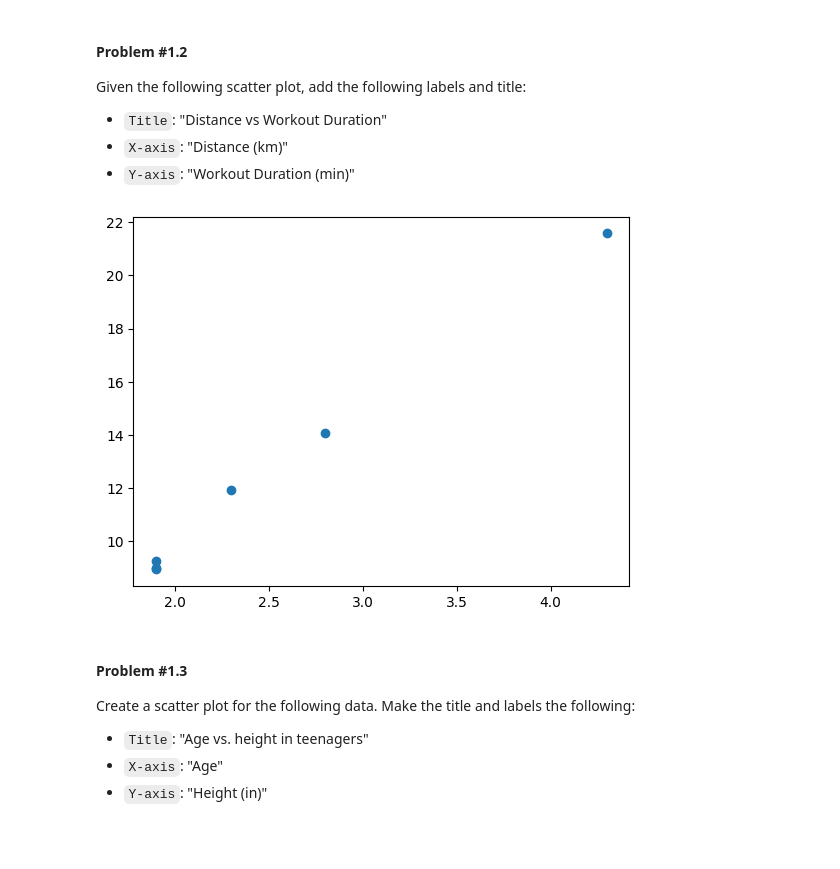
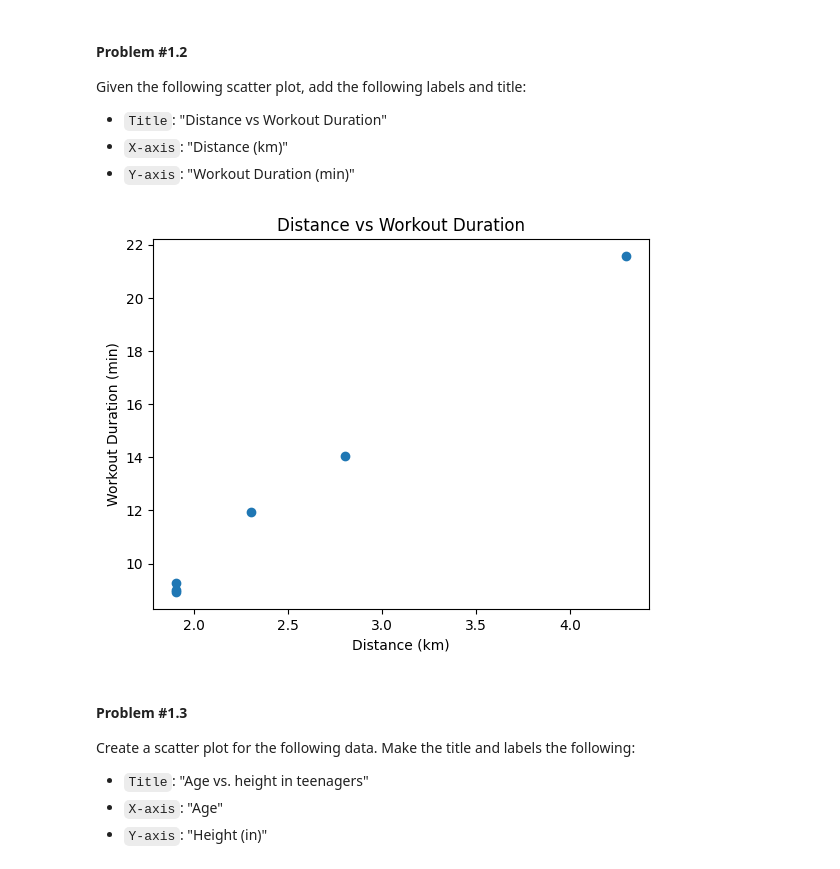
Before and after one commit to itsoreohi/ai, a Jupyter notebook: TRAIN_YLC_Week_5_Homework_Notebook_[STUDENT].ipynb, the cells around one changed output. Cells and saved outputs as stored; diff of their text form; code cells hidden in the pictures; blank space fills up the shorter version.

```diff
--- a/TRAIN_YLC_Week_5_Homework_Notebook_[STUDENT].ipynb
+++ b/TRAIN_YLC_Week_5_Homework_Notebook_[STUDENT].ipynb
@@ -68,22 +79,29 @@ Given the following scatter plot, add the following labels and title:
 * `X-axis`: "Distance (km)"
 * `Y-axis`: "Workout Duration (min)"
 # %%
+import pandas as pd
+import matplotlib.pyplot as plt
+
 workout_df = pd.DataFrame({"date": ["10/17/21", "11/04/21", "11/18/21", "11/23/21", "11/28/21", "11/29/21"],
            "distance_km": [4.3, 1.9, 1.9, 1.9, 2.3, 2.8],
            "duration_min": [21.58, 9.25, 9.0, 8.93, 11.94, 14.05],
            "delta_last_workout":[1, 18, 14, 5, 5, 1],
            "day_category": [0, 1, 1, 0, 0, 0]})
 
 # creating scatter
 x = workout_df['distance_km']
 y = workout_df['duration_min']
 
-#add code
+# Add labels and title
+plt.scatter(x, y)
+plt.title("Distance vs Workout Duration")
+plt.xlabel("Distance (km)")
+plt.ylabel("Workout Duration (min)")
 
-plt.scatter(x, y)
+# Show plot
 plt.show()
 # %% [output]
-[figure, old version]
+[figure, new version]
 # %% [markdown]
 #### **Problem #1.3**
 
```
Also changed, not shown: parts of 12 cells of this notebook.
